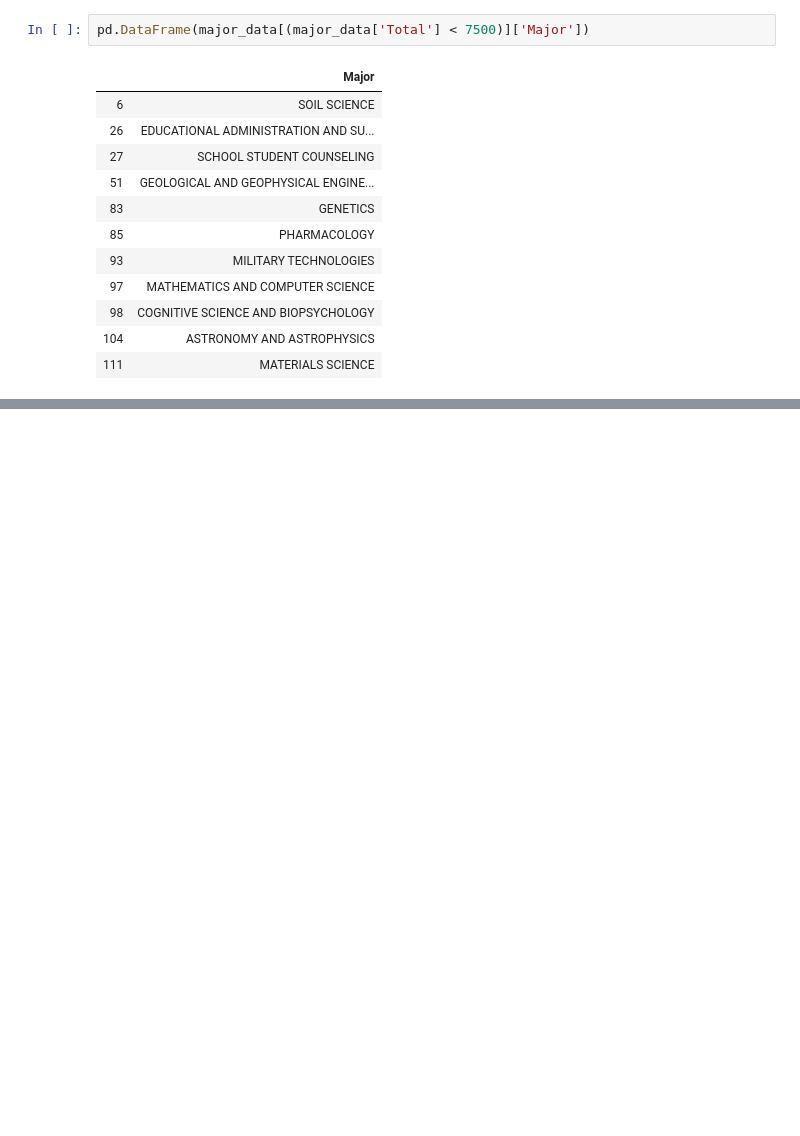
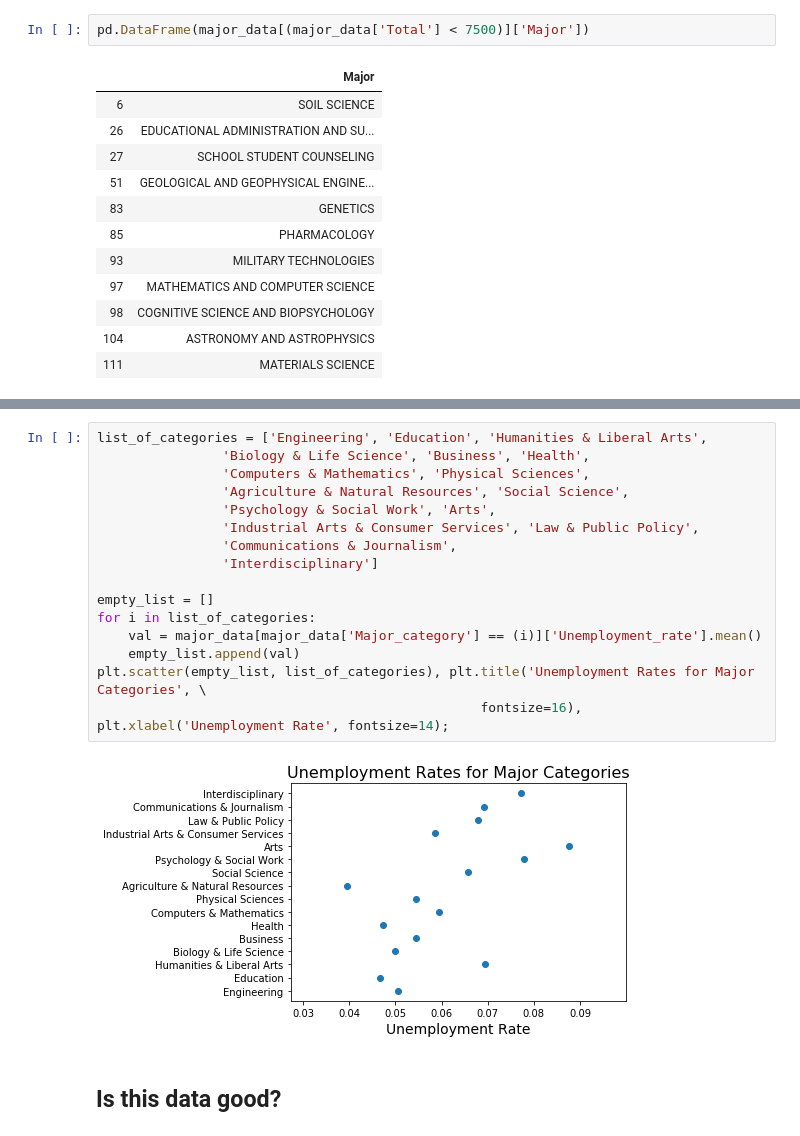
Before and after one commit to michaeltait3/College-Majors-Report, a Jupyter notebook: report.ipynb, the cells around one changed output, grey strips where cells are left out. Cells and saved outputs as stored; diff of their text form; blank space fills up the shorter version.

```diff
--- a/report.ipynb
+++ b/report.ipynb
@@ -116,0 +171,20 @@ pd.DataFrame(major_data[(major_data['Total'] < 7500)]['Major'])
+# %%
+list_of_categories = ['Engineering', 'Education', 'Humanities & Liberal Arts',
+                'Biology & Life Science', 'Business', 'Health',
+                'Computers & Mathematics', 'Physical Sciences',
+                'Agriculture & Natural Resources', 'Social Science',
+                'Psychology & Social Work', 'Arts',
+                'Industrial Arts & Consumer Services', 'Law & Public Policy',
+                'Communications & Journalism',
+                'Interdisciplinary']
+
+empty_list = []
+for i in list_of_categories:
+    val = major_data[major_data['Major_category'] == (i)]['Unemployment_rate'].mean()
+    empty_list.append(val)
+plt.scatter(empty_list, list_of_categories), plt.title('Unemployment Rates for Major Categories', \
+                                                 fontsize=16), plt.xlabel('Unemployment Rate', fontsize=14);
+# %% [output]
+[figure, added]
+# %% [markdown]
+## Is this data good?
```
Also changed, not shown: parts of 11 cells of this notebook.
